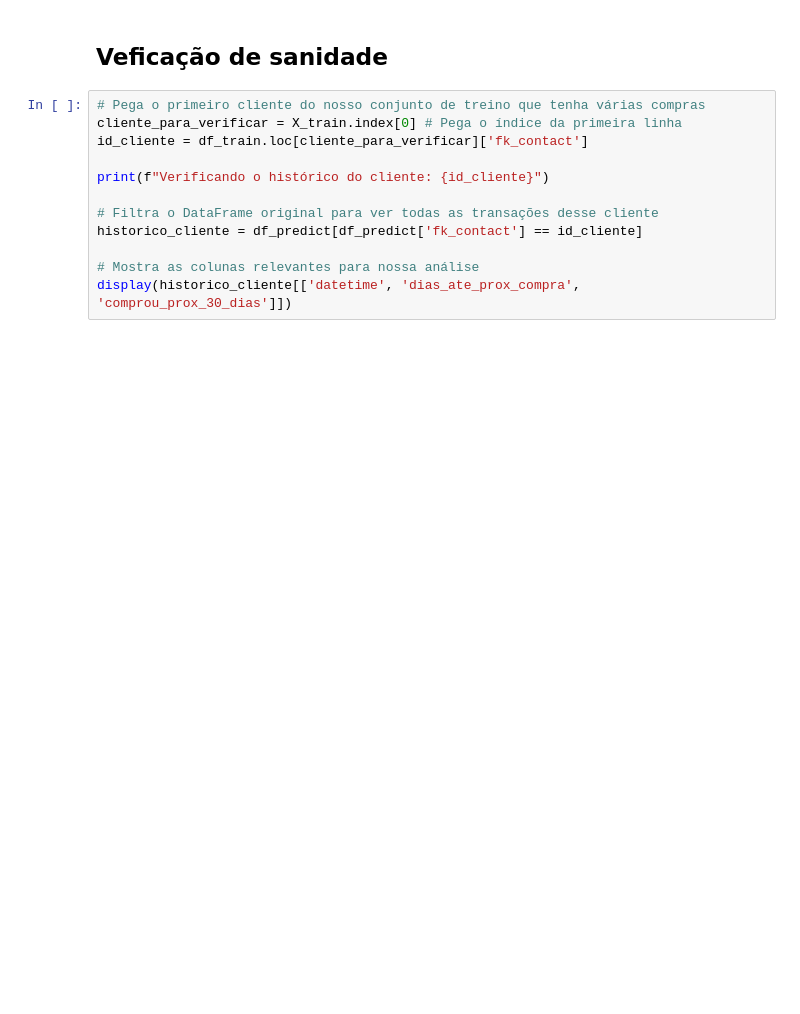
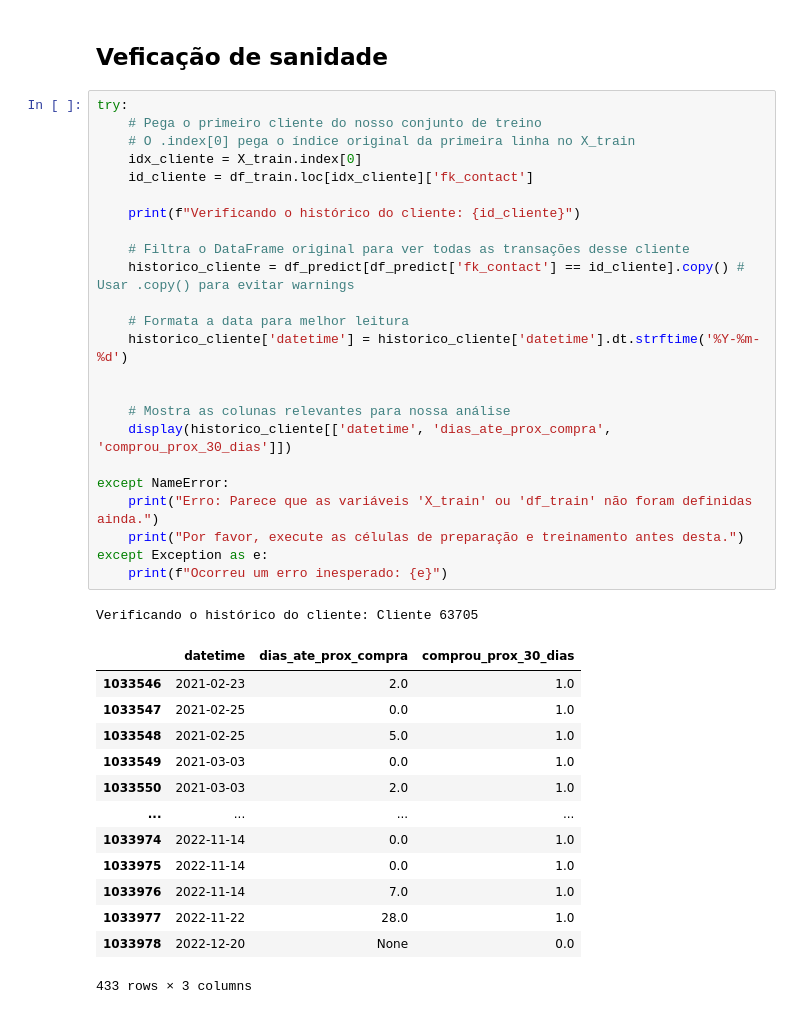
Before and after one commit to PedroHSSoares-Dev/ClickBus, a Jupyter notebook: Desafios/desafio2/notebooks/tratamento.ipynb, the cells around one changed output. Saved outputs shown, nothing was run; the diff lists cells and outputs as text; blank space fills up the shorter version.

```diff
--- a/Desafios/desafio2/notebooks/tratamento.ipynb
+++ b/Desafios/desafio2/notebooks/tratamento.ipynb
@@ -328,14 +346,41 @@ NameError: name 'train_test_split' is not defined
 # %% [markdown]
 ## Veficação de sanidade
 # %%
-# Pega o primeiro cliente do nosso conjunto de treino que tenha várias compras
-cliente_para_verificar = X_train.index[0] # Pega o índice da primeira linha
-id_cliente = df_train.loc[cliente_para_verificar]['fk_contact']
+try:
+    # Pega o primeiro cliente do nosso conjunto de treino
+    # O .index[0] pega o índice original da primeira linha no X_train
+    idx_cliente = X_train.index[0]
+    id_cliente = df_train.loc[idx_cliente]['fk_contact']
 
-print(f"Verificando o histórico do cliente: {id_cliente}")
+    print(f"Verificando o histórico do cliente: {id_cliente}")
 
-# Filtra o DataFrame original para ver todas as transações desse cliente
-historico_cliente = df_predict[df_predict['fk_contact'] == id_cliente]
+    # Filtra o DataFrame original para ver todas as transações desse cliente
+    historico_cliente = df_predict[df_predict['fk_contact'] == id_cliente].copy() # Usar .copy() para evitar warnings
 
-# Mostra as colunas relevantes para nossa análise
-display(historico_cliente[['datetime', 'dias_ate_prox_compra', 'comprou_prox_30_dias']])
+    # Formata a data para melhor leitura
+    historico_cliente['datetime'] = historico_cliente['datetime'].dt.strftime('%Y-%m-%d')
+
+
+    # Mostra as colunas relevantes para nossa análise
+    display(historico_cliente[['datetime', 'dias_ate_prox_compra', 'comprou_prox_30_dias']])
+
+except NameError:
+    print("Erro: Parece que as variáveis 'X_train' ou 'df_train' não foram definidas ainda.")
+    print("Por favor, execute as células de preparação e treinamento antes desta.")
+except Exception as e:
+    print(f"Ocorreu um erro inesperado: {e}")
+# %% [output]
+Verificando o histórico do cliente: Cliente 63705
+|  | datetime | dias_ate_prox_compra | comprou_prox_30_dias |
+| 1033546 | 2021-02-23 | 2.0 | 1.0 |
+| 1033547 | 2021-02-25 | 0.0 | 1.0 |
+| 1033548 | 2021-02-25 | 5.0 | 1.0 |
+| 1033549 | 2021-03-03 | 0.0 | 1.0 |
+| 1033550 | 2021-03-03 | 2.0 | 1.0 |
+| ... | ... | ... | ... |
+| 1033974 | 2022-11-14 | 0.0 | 1.0 |
+| 1033975 | 2022-11-14 | 0.0 | 1.0 |
+| 1033976 | 2022-11-14 | 7.0 | 1.0 |
+| 1033977 | 2022-11-22 | 28.0 | 1.0 |
+| 1033978 | 2022-12-20 | None | 0.0 |
+433 rows × 3 columns
```
Also changed, not shown: parts of 15 cells of this notebook, 1 other file.
